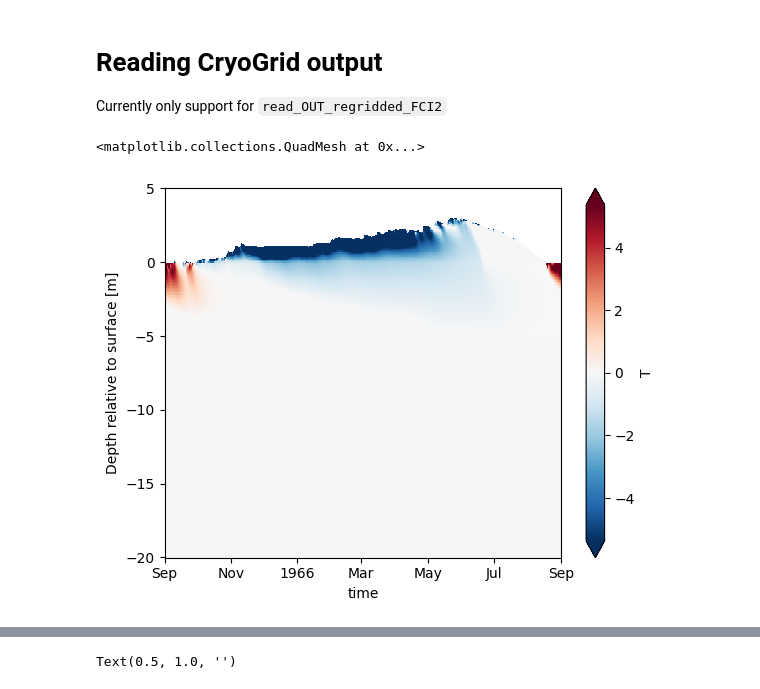
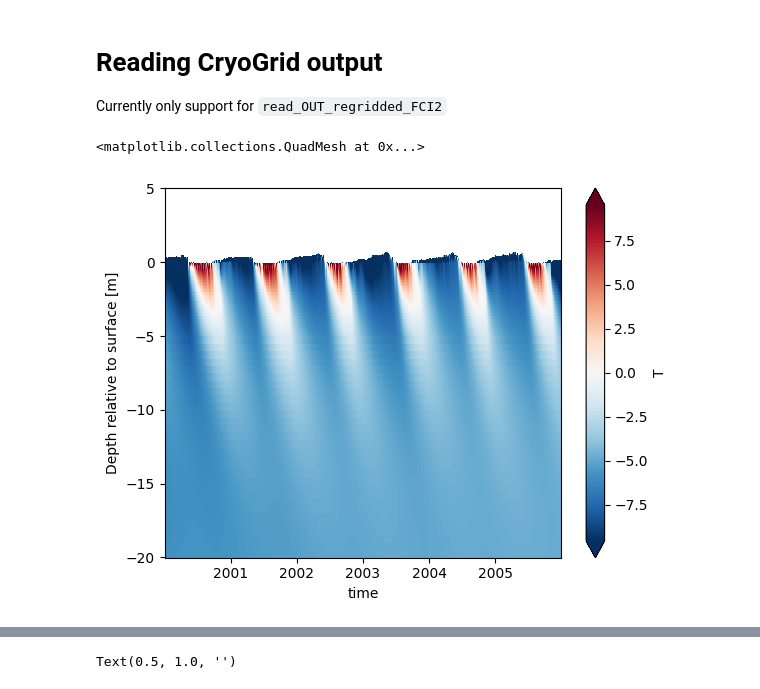
Before and after one commit to lukegre/CryoGrid-pyTools, a Jupyter notebook: demo.ipynb, the cells around one changed output, grey strips where cells are left out. Saved outputs shown, nothing was run; the diff lists cells and outputs as text; code cells hidden in the pictures.

```diff
--- a/demo.ipynb
+++ b/demo.ipynb
@@ -11,18 +24,18 @@ from cryogrid_pytools import data
 
 Currently only support for `read_OUT_regridded_FCI2`
 # %%
-fname = '/Users/luke/Work/PAMIR/CryoGrid-run-manager/runs/abramov-small-3classes/outputs/abramov-small-3classes_10972_19660901.mat'
+fname = '/Users/luke/Work/PAMIR/pamir-clusters/runs/batch0n6/output/batch0n6_110001_20051231.mat'
 
 ds_profile = cg.read_OUT_regridded_file(
     fname,
     deepest_point=-20,  # not required for a single file - will not return depth if not given
 )
 # output dims are [time, level]
 
 # since deepest_point is provided above, we can set depth as a dim instead of level
 ds_profile = ds_profile.swap_dims(level='depth')  # the same can be done for elevation
 ds_profile.T.plot(robust=True)
 # %% [output]
 <matplotlib.collections.QuadMesh at 0x...>
-[figure, old version]
+[figure, new version]
 # %%
```
Also changed, not shown: parts of 7 cells of this notebook, 4 other files.
